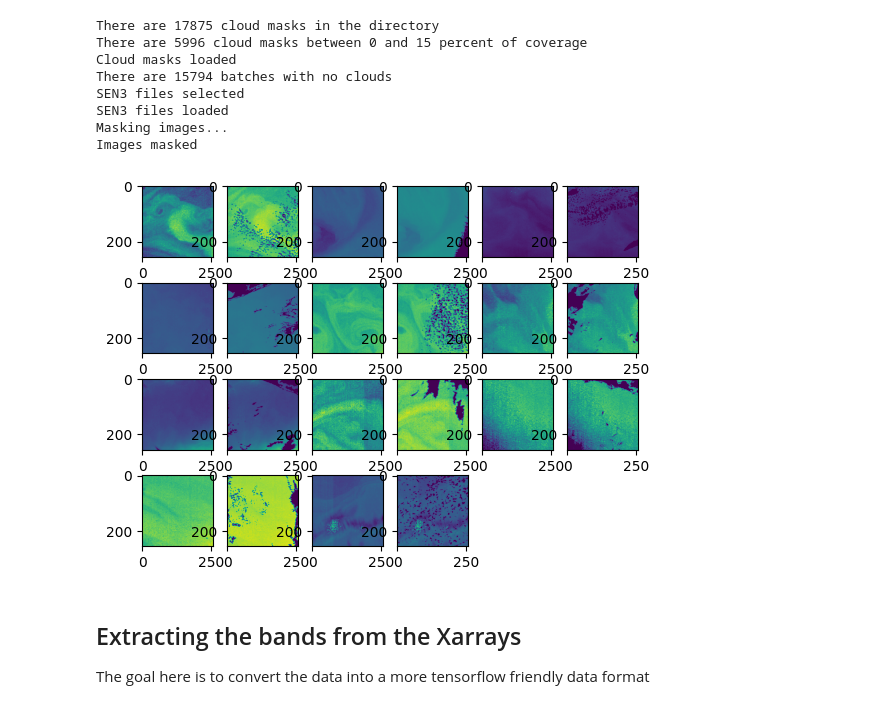
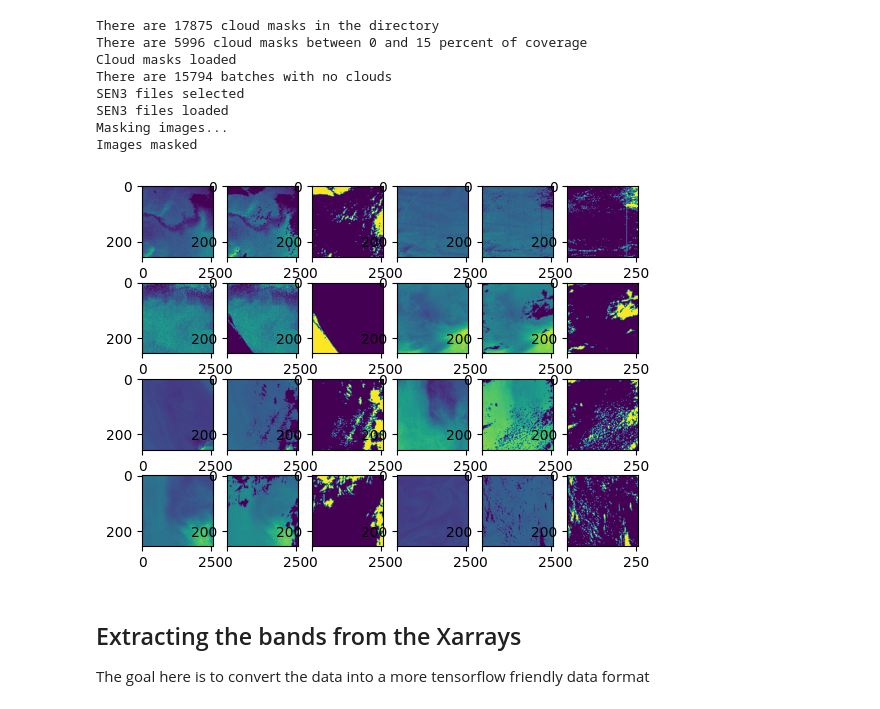
Before and after one commit to RS-ML-Hub/cloud-ML-data-recovery, a Jupyter notebook: prepare_ds.ipynb, the cells around one changed output. Cells and saved outputs as stored; diff of their text form; code cells hidden in the pictures.

```diff
--- a/prepare_ds.ipynb
+++ b/prepare_ds.ipynb
@@ -27,13 +17,15 @@ SEN3 files loaded
 Masking images...
 Images masked
 # %%
-for i in range(1,12):
-    plt.subplot(4,6,2*i-1)
+for i in range(1,9):
+    plt.subplot(4,6,3*i-2)
     plt.imshow(ds["Oa01_reflectance"][i])
-    plt.subplot(4,6,2*i)
+    plt.subplot(4,6,3*i-1)
     plt.imshow(dsc["Oa01_reflectance"][i])
+    plt.subplot(4,6,3*i)
+    plt.imshow(dsc["mask"][i])
 # %% [output]
-[figure, old version]
+[figure, new version]
 # %% [markdown]
 ## Extracting the bands from the Xarrays
 
```
Also changed, not shown: parts of 3 cells of this notebook, 5 other files.
